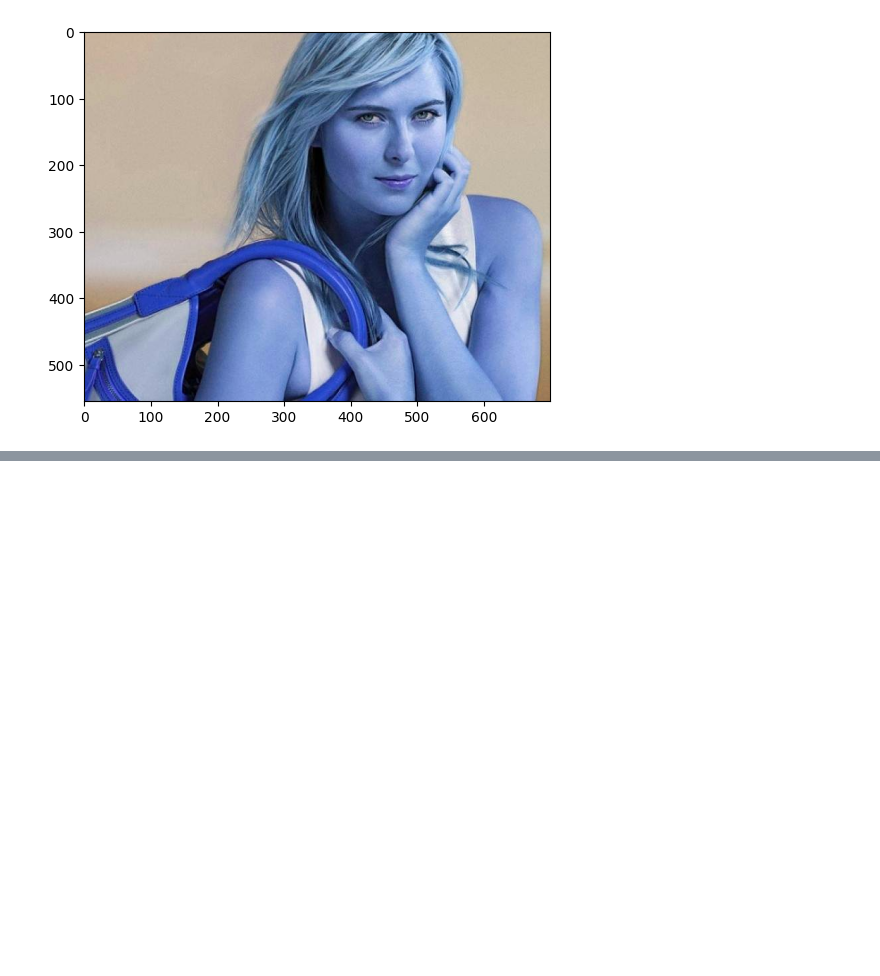
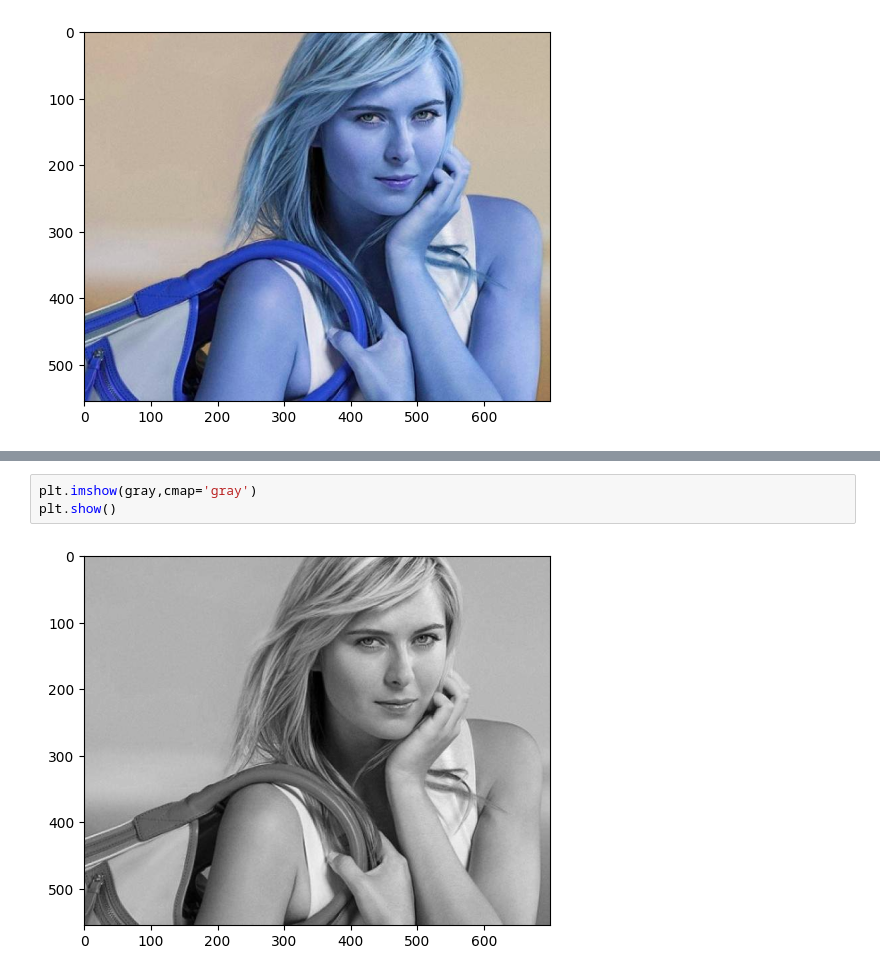
Before and after one commit to abhaygzb15/Sports-Person-Image-Classification, a Jupyter notebook: Sports-Celebrity-Image-Classification/Model/Image_classification.ipynb, the cells around one changed output, grey strips where cells are left out. Saved outputs shown, nothing was run; the diff lists cells and outputs as text; blank space fills up the shorter version.

```diff
--- a/Sports-Celebrity-Image-Classification/Model/Image_classification.ipynb
+++ b/Sports-Celebrity-Image-Classification/Model/Image_classification.ipynb
@@ -38,0 +52,5 @@ gray=cv2.cvtColor(img,cv2.COLOR_BGR2GRAY)
+# %%
+plt.imshow(gray,cmap='gray')
+plt.show()
+# %% [output]
+[figure, added]
```
Also changed, not shown: parts of 2 cells of this notebook, 17 other files.
